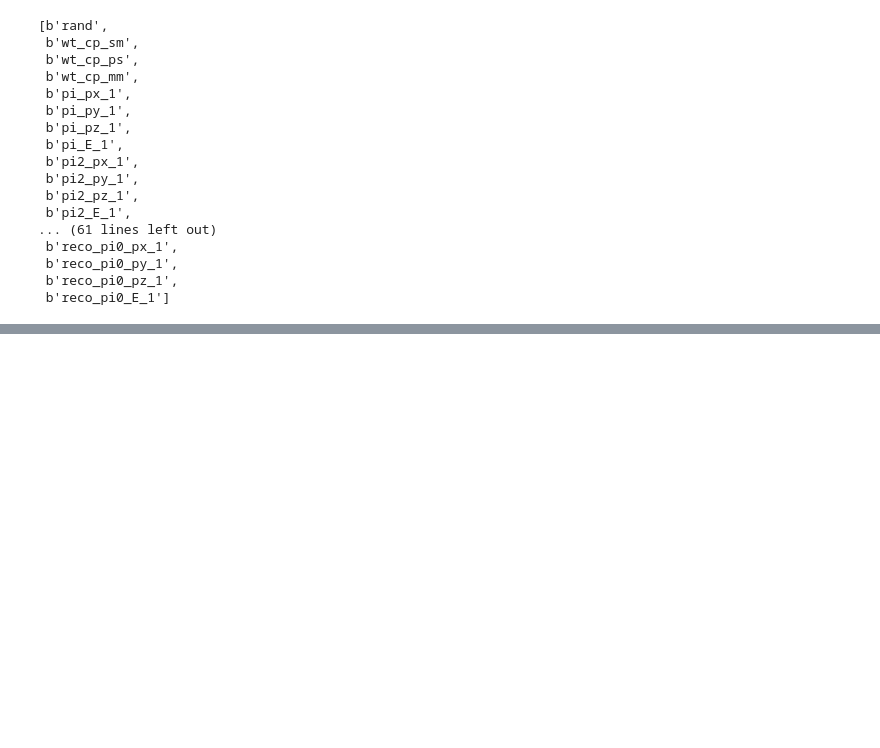
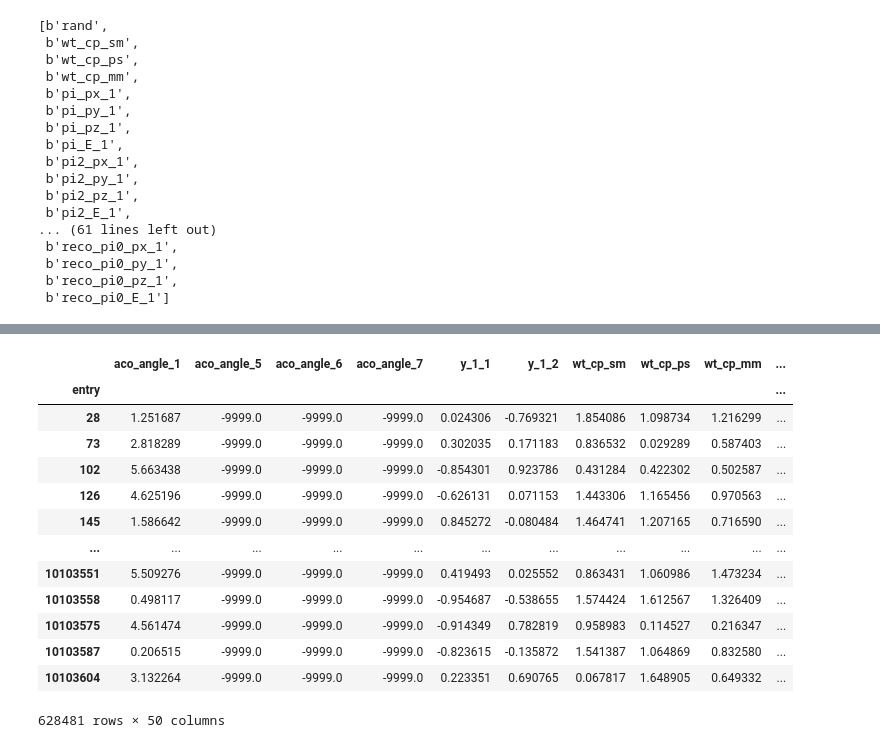
Before and after one commit to stanleyycheung/MSci-Project-HiggsTauTau, a Jupyter notebook: stanley/testing.ipynb, the cells around one changed output, grey strips where cells are left out. Cells and saved outputs as stored; diff of their text form; code cells hidden in the pictures; blank space fills up the shorter version.

```diff
--- a/stanley/testing.ipynb
+++ b/stanley/testing.ipynb
@@ -1265,0 +1367,17 @@ tree.keys()
+# %%
+df[(df['mva_dm_2'] == 1) & (df['mva_dm_1'] == 10) & (df["tau_decay_mode_2"] == 1)]
+# %% [output]
+|  | aco_angle_1 | aco_angle_5 | aco_angle_6 | aco_angle_7 | y_1_1 | y_1_2 | wt_cp_sm | wt_cp_ps | wt_cp_mm | ... |
+| entry |  |  |  |  |  |  |  |  |  | ... |
+| 28 | 1.251687 | -9999.0 | -9999.0 | -9999.0 | 0.024306 | -0.769321 | 1.854086 | 1.098734 | 1.216299 | ... |
+| 73 | 2.818289 | -9999.0 | -9999.0 | -9999.0 | 0.302035 | 0.171183 | 0.836532 | 0.029289 | 0.587403 | ... |
+| 102 | 5.663438 | -9999.0 | -9999.0 | -9999.0 | -0.854301 | 0.923786 | 0.431284 | 0.422302 | 0.502587 | ... |
+| 126 | 4.625196 | -9999.0 | -9999.0 | -9999.0 | -0.626131 | 0.071153 | 1.443306 | 1.165456 | 0.970563 | ... |
+| 145 | 1.586642 | -9999.0 | -9999.0 | -9999.0 | 0.845272 | -0.080484 | 1.464741 | 1.207165 | 0.716590 | ... |
+| ... | ... | ... | ... | ... | ... | ... | ... | ... | ... | ... |
+| 10103551 | 5.509276 | -9999.0 | -9999.0 | -9999.0 | 0.419493 | 0.025552 | 0.863431 | 1.060986 | 1.473234 | ... |
+| 10103558 | 0.498117 | -9999.0 | -9999.0 | -9999.0 | -0.954687 | -0.538655 | 1.574424 | 1.612567 | 1.326409 | ... |
+| 10103575 | 4.561474 | -9999.0 | -9999.0 | -9999.0 | -0.914349 | 0.782819 | 0.958983 | 0.114527 | 0.216347 | ... |
+| 10103587 | 0.206515 | -9999.0 | -9999.0 | -9999.0 | -0.823615 | -0.135872 | 1.541387 | 1.064869 | 0.832580 | ... |
+| 10103604 | 3.132264 | -9999.0 | -9999.0 | -9999.0 | 0.223351 | 0.690765 | 0.067817 | 1.648905 | 0.649332 | ... |
+628481 rows × 50 columns
```
Also changed, not shown: parts of 8 cells of this notebook, 4 other files.
